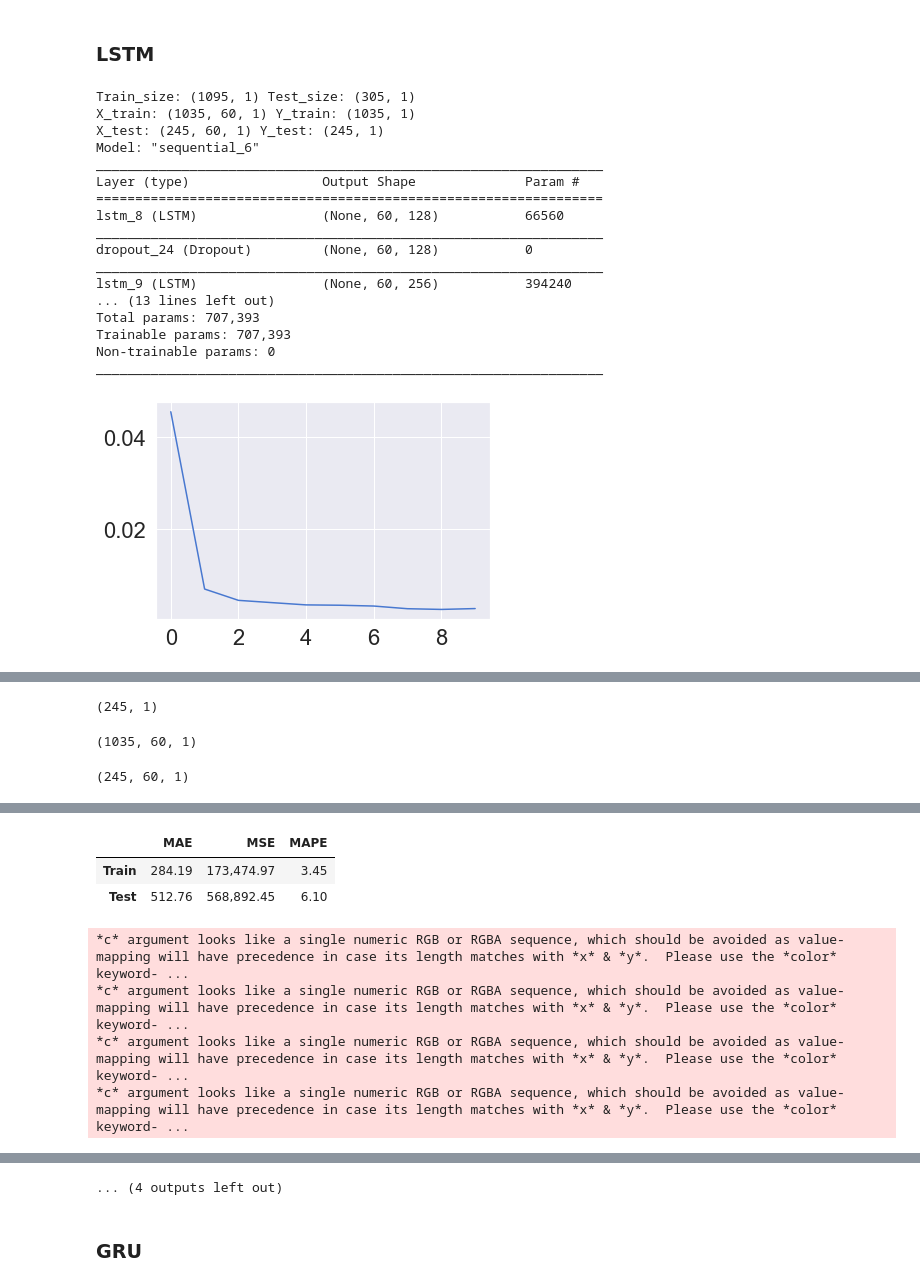
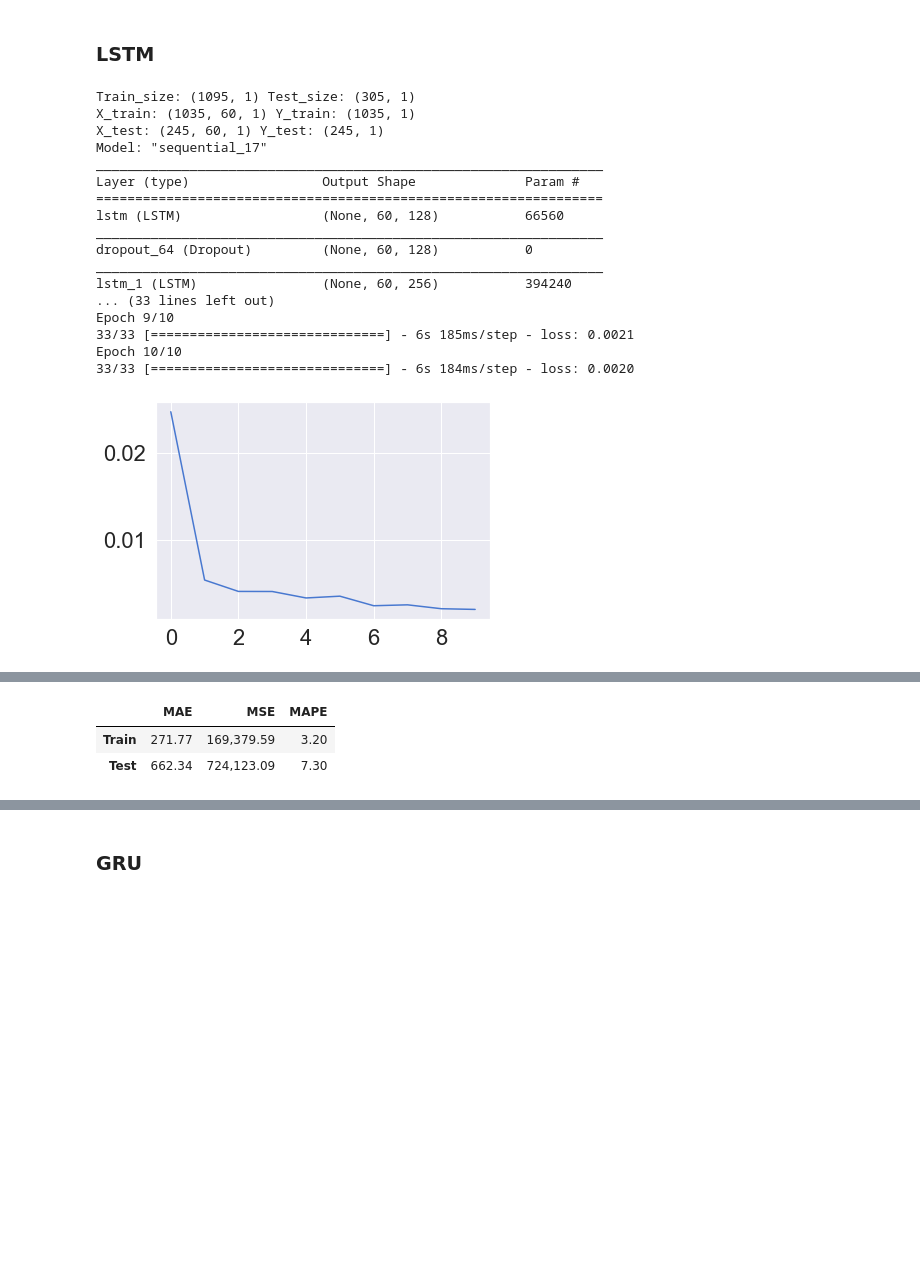
Before and after one commit to thekimk/All-About-Time-Series-Analysis, a Jupyter notebook: Practice8_DataAnalysis_TSDeepLearning_KK.ipynb, the cells around one changed output, grey strips where cells are left out. Cells and saved outputs as stored; diff of their text form; code cells hidden in the pictures; blank space fills up the shorter version.

```diff
--- a/Practice8_DataAnalysis_TSDeepLearning_KK.ipynb
+++ b/Practice8_DataAnalysis_TSDeepLearning_KK.ipynb
@@ -605,10 +585,10 @@ raw_all.index = pd.to_datetime(raw_all.index)
 # Parameters
 criteria = '2020-01-01'
 scaler = preprocessing.MinMaxScaler()
-timewindow = 60
+sequence = 60
 batch_size = 32
 epoch = 10
-verbose = 0
+verbose = 1
 dropout_ratio = 0
 
 # Feature Engineering
@@ -618,19 +598,18 @@ test = raw_all.loc[raw_all.index >= criteria,:]
 print('Train_size:', train.shape, 'Test_size:', test.shape)
 
 ## Scaling
-scaler_tr, scaler_te = scaler, scaler
-train_scaled = scaler_tr.fit_transform(train)
-test_scaled = scaler_te.fit_transform(test)
+train_scaled = scaler.fit_transform(train)
+test_scaled = scaler.fit_transform(test)
 
 ## X / Y Split
 X_train, Y_train = [], []
-for index in range(len(train_scaled) - timewindow):
-    X_train.append(train_scaled[index: index + timewindow])
-    Y_train.append(train_scaled[index + timewindow])
+for index in range(len(train_scaled) - sequence):
+    X_train.append(train_scaled[index: index + sequence])
+    Y_train.append(train_scaled[index + sequence])
 X_test, Y_test = [], []
-for index in range(len(test_scaled) - timewindow):
-    X_test.append(test_scaled[index: index + timewindow])
-    Y_test.append(test_scaled[index + timewindow])
+for index in range(len(test_scaled) - sequence):
+    X_test.append(test_scaled[index: index + sequence])
+    Y_test.append(test_scaled[index + sequence])
 
 ## Retype and Reshape
 X_train, Y_train = np.array(X_train), np.array(Y_train)
@@ -653,45 +632,45 @@ model.compile(optimizer='adam', loss='mean_squared_error')
 model.summary()
 model_fit = model.fit(X_train, Y_train,
                       batch_size=batch_size, epochs=epoch,
                       verbose=verbose)
 
 plt.plot(pd.DataFrame(model_fit.history))
 plt.grid(True)
 plt.show()
 
 # prediction
 Y_train_pred = model.predict(X_train)
 Y_test_pred = model.predict(X_test)
 
 # evaluation
 result = model.evaluate(X_test, Y_test_pred)
 if scaler != []:
-    Y_train = scaler_tr.inverse_transform(Y_train)
-    Y_train_pred = scaler_tr.inverse_transform(Y_train_pred)
-    Y_test = scaler_te.inverse_transform(Y_test)
-    Y_test_pred = scaler_te.inverse_transform(Y_test_pred)
+    Y_train = scaler.inverse_transform(Y_train)
+    Y_train_pred = scaler.inverse_transform(Y_train_pred)
+    Y_test = scaler.inverse_transform(Y_test)
+    Y_test_pred = scaler.inverse_transform(Y_test_pred)
 Score_LSTM, Residual_tr, Residual_te = evaluation_trte(pd.DataFrame(Y_train), Y_train_pred.flatten(),
                                                       pd.DataFrame(Y_test), Y_test_pred.flatten(), graph_on=True)
 display(Score_LSTM)
 
 # error analysis
-error_analysis(Residual_te, ['Error'], pd.DataFrame(X_train.reshape(X_train.shape[0], X_train.shape[1])), graph_on=True)
+# error_analysis(Residual_te, ['Error'], pd.DataFrame(X_train.reshape(X_train.shape[0], X_train.shape[1])), graph_on=True)
 # %% [output]
 Train_size: (1095, 1) Test_size: (305, 1)
 X_train: (1035, 60, 1) Y_train: (1035, 1)
 X_test: (245, 60, 1) Y_test: (245, 1)
-Model: "sequential_6"
+Model: "sequential_17"
 _________________________________________________________________
 Layer (type)                 Output Shape              Param #
 =================================================================
-lstm_8 (LSTM)                (None, 60, 128)           66560
+lstm (LSTM)                  (None, 60, 128)           66560
 _________________________________________________________________
-dropout_24 (Dropout)         (None, 60, 128)           0
+dropout_64 (Dropout)         (None, 60, 128)           0
 _________________________________________________________________
-lstm_9 (LSTM)                (None, 60, 256)           394240
-... (13 lines left out)
-Total params: 707,393
-Trainable params: 707,393
-Non-trainable params: 0
-_________________________________________________________________
+lstm_1 (LSTM)                (None, 60, 256)           394240
+... (33 lines left out)
+Epoch 9/10
+33/33 [==============================] - 6s 185ms/step - loss: 0.0021
+Epoch 10/10
+33/33 [==============================] - 6s 184ms/step - loss: 0.0020
-[figure, old version]
+[figure, new version]
@@ -699,3 +677,0 @@ _________________________________________________________________
-(245, 1)
-(1035, 60, 1)
-(245, 60, 1)
@@ -703,7 +678,3 @@ _________________________________________________________________
 |  | MAE | MSE | MAPE |
-| Train | 284.19 | 173,474.97 | 3.45 |
-| Test | 512.76 | 568,892.45 | 6.10 |
+| Train | 271.77 | 169,379.59 | 3.20 |
+| Test | 662.34 | 724,123.09 | 7.30 |
-*c* argument looks like a single numeric RGB or RGBA sequence, which should be avoided as value-mapping will have precedence in case its length matches with *x* & *y*.  Please use the *color* keyword- ...
-*c* argument looks like a single numeric RGB or RGBA sequence, which should be avoided as value-mapping will have precedence in case its length matches with *x* & *y*.  Please use the *color* keyword- ...
-*c* argument looks like a single numeric RGB or RGBA sequence, which should be avoided as value-mapping will have precedence in case its length matches with *x* & *y*.  Please use the *color* keyword- ...
-*c* argument looks like a single numeric RGB or RGBA sequence, which should be avoided as value-mapping will have precedence in case its length matches with *x* & *y*.  Please use the *color* keyword- ...
@@ -721,4 +683,3 @@ _________________________________________________________________
-... (4 outputs left out)
 # %% [markdown]
 ### GRU
 # %%
```
Also changed, not shown: parts of 19 cells of this notebook.
